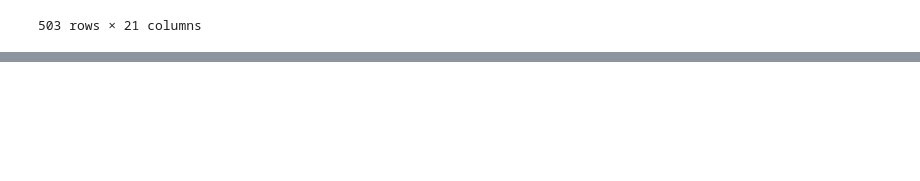
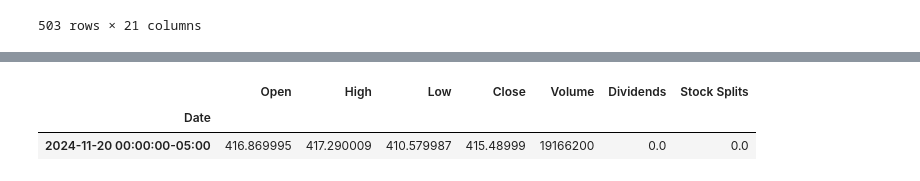
Before and after one commit to George-Dros/Options_Portfolio, a Jupyter notebook: main.ipynb, the cells around one changed output, grey strips where cells are left out. Saved outputs shown, nothing was run; the diff lists cells and outputs as text; code cells hidden in the pictures; blank space fills up the shorter version.

```diff
--- a/main.ipynb
+++ b/main.ipynb
@@ -33,0 +173,7 @@ yahooquery version: 2.3.7
+# %%
+testing = yf.Ticker("MSFT").history(period="1d")
+testing
+# %% [output]
+|  | Open | High | Low | Close | Volume | Dividends | Stock Splits |
+| Date |  |  |  |  |  |  |  |
+| 2024-11-20 00:00:00-05:00 | 416.869995 | 417.290009 | 410.579987 | 415.48999 | 19166200 | 0.0 | 0.0 |
```
Also changed, not shown: parts of 10 cells of this notebook, 1 other file.
